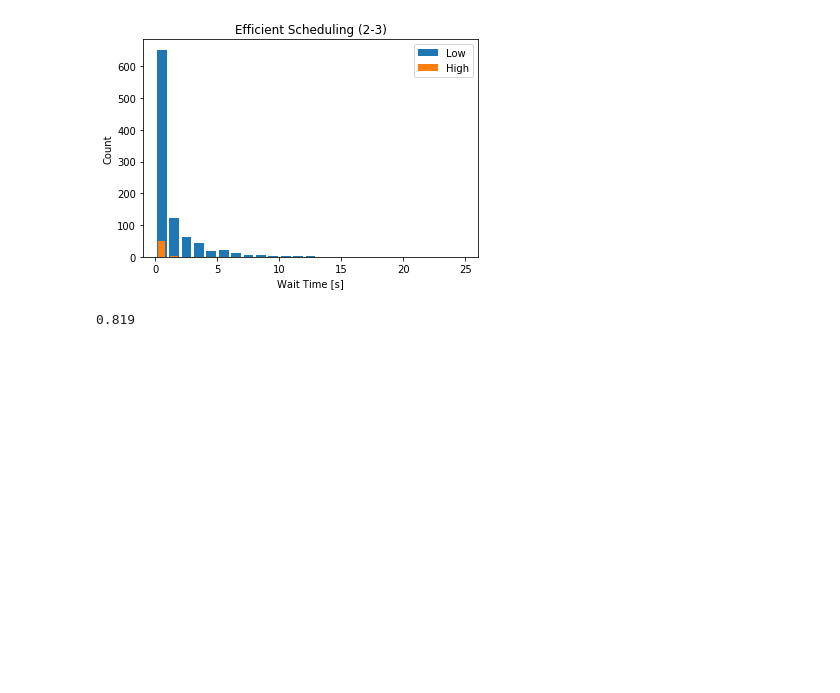
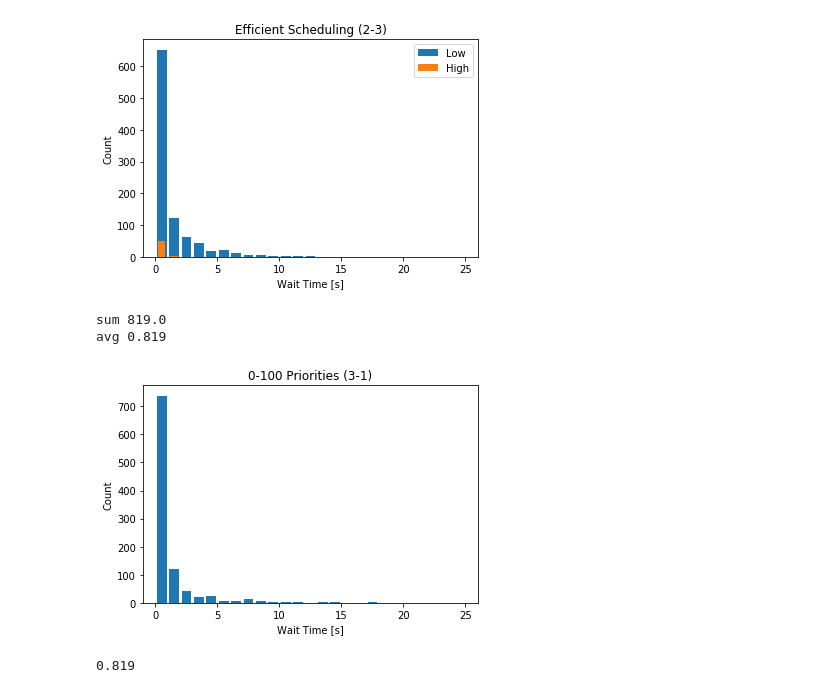
Before and after one commit to tkygtr6/PFN_assignment_2019, a Jupyter notebook: plot/plot.ipynb, the cells around one changed output. Drawn from its saved outputs; the diff is of its cells as text; code cells hidden in the pictures; blank space fills up the shorter version.

```diff
--- a/plot/plot.ipynb
+++ b/plot/plot.ipynb
@@ -163,22 +163,28 @@ sum 767.0 4.0
 avg 0.81
 avg 0.0755
 [figure]
-# %%
-wait = np.loadtxt("wait3_1", delimiter=" ").transpose()
-sum_list = []
-len_list = []
-avg_list = []
-for p in range(0, 101):
-    pri_list = []
-    for i in range(len(wait[0])):
-        if wait[0][i] == p:
-            pri_list.append(wait[1][i])
-    sum_list.append(sum(pri_list))
-    len_list.append(len(pri_list))
-    if len(pri_list) == 0:
-        avg_list.append(None)
-    else:
-        avg_list.append(sum(pri_list)/len(pri_list))
+# %%
+wait_ = list(np.loadtxt("wait3_1", delimiter=" "))
+low_value = []
+
+for wait in wait_:
+    low_value.append(wait[1])
+
+range_min = min(low_value)
+range_min = max(low_value)
+print("sum", sum(low_value))
+print("avg", '{:.3g}'.format(sum(low_value)/len(low_value)))
+
+plt.title("0-100 Priorities (3-1)")
+plt.xlabel('Wait Time [s]')
+plt.ylabel('Count')
+plt.xlim([-1,26])
+plt.hist(low_value, bins=int(max(low_value)), rwidth=0.8)
+plt.savefig( 'wait3_1.pdf' )
+# %% [output]
+sum 819.0
+avg 0.819
+[figure, added]
 # %%
 wait = np.loadtxt("wait3_1", delimiter=" ").transpose()
 sum(wait[1]) / len(wait[1])
```
Also changed, not shown: parts of 3 cells of this notebook, 4 other files.
